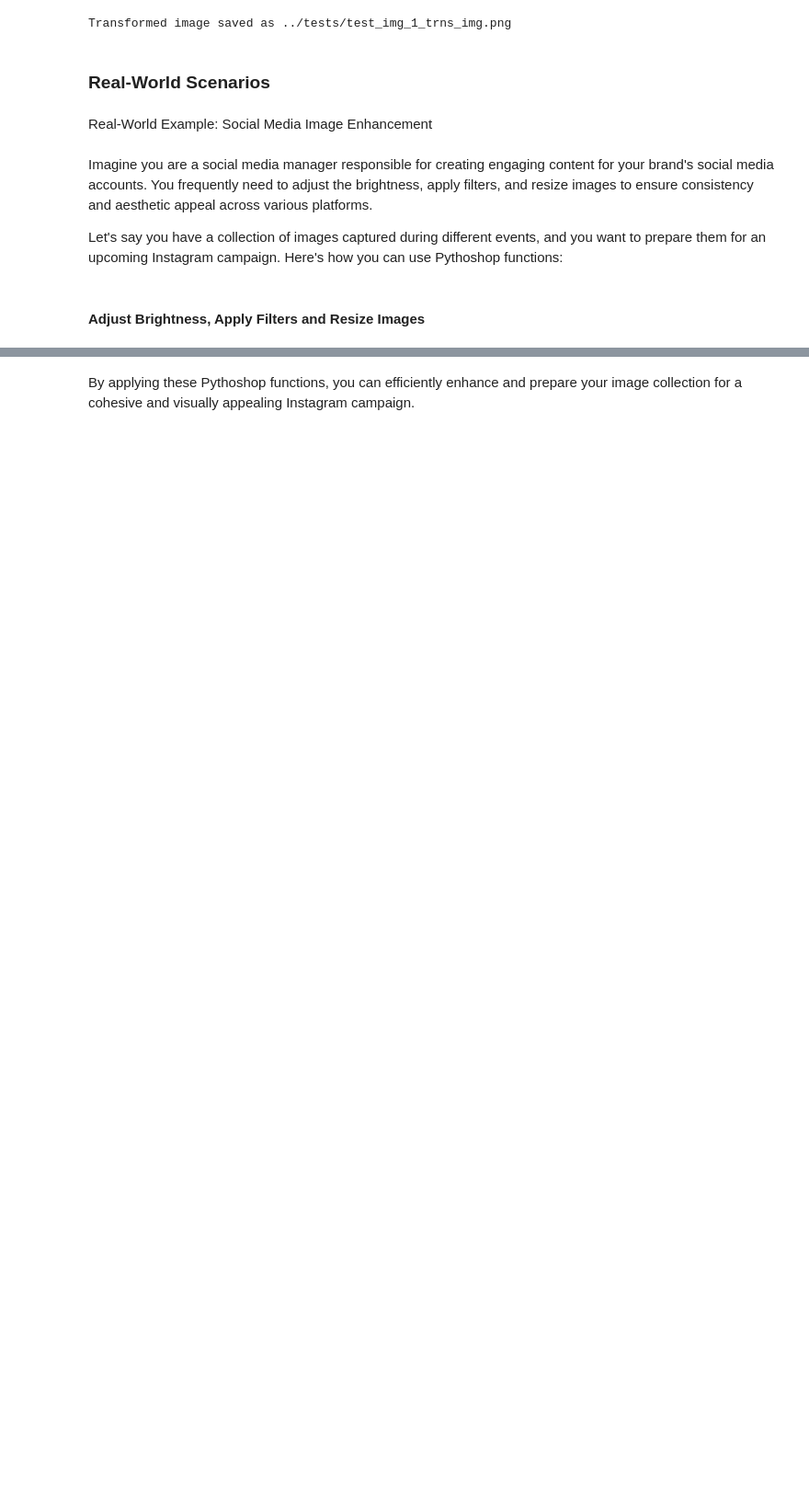
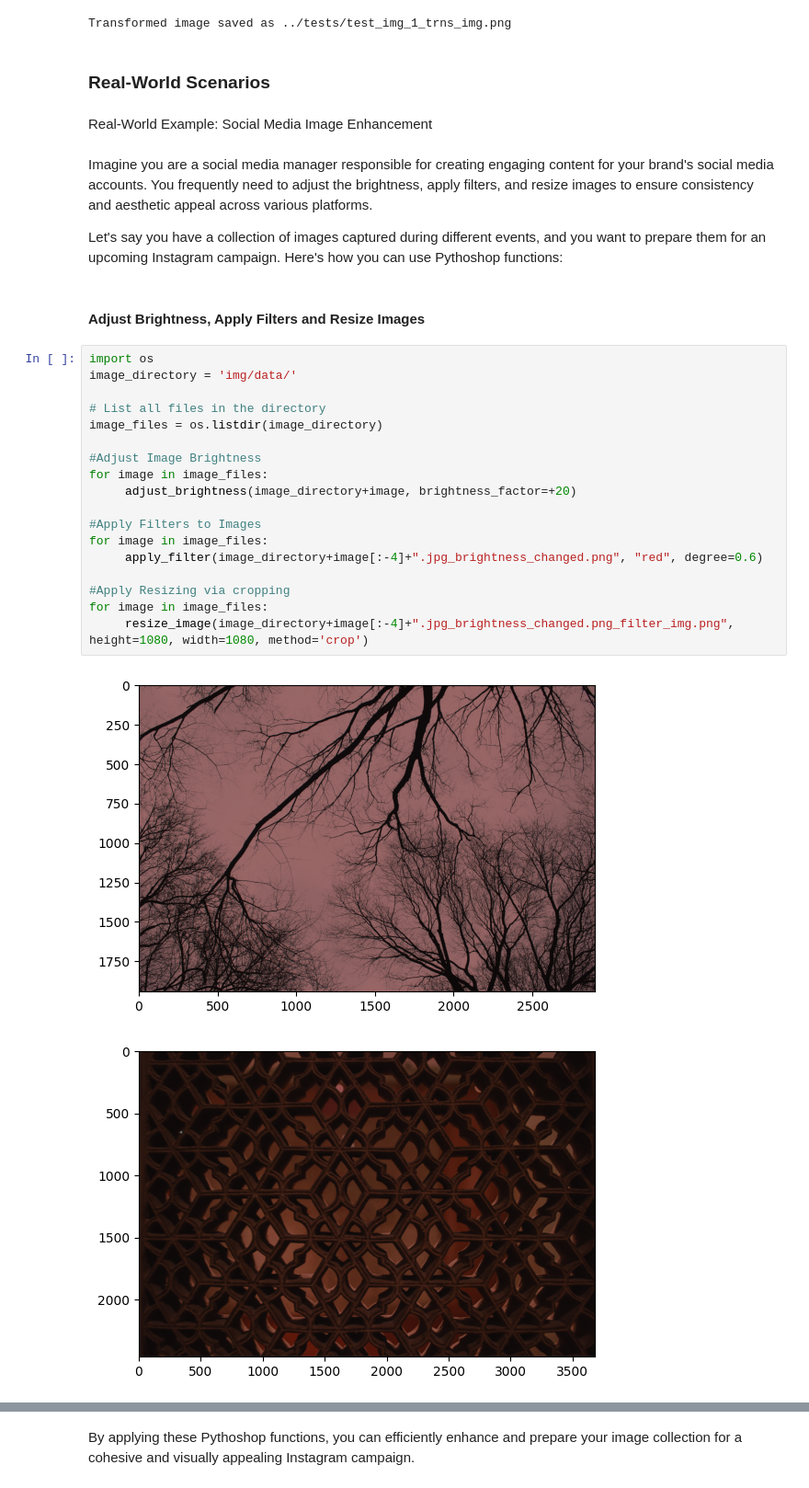
Before and after one commit to UBC-MDS/DSCI-524-group-6, a Jupyter notebook: docs/example.ipynb, the cells around one changed output, grey strips where cells are left out. Shown at 92% size. Cells and saved outputs as stored; diff of their text form; blank space fills up the shorter version.

Commit message:
image example functions changed

```diff
--- a/docs/example.ipynb
+++ b/docs/example.ipynb
@@ -168,3 +168,24 @@ Imagine you are a social media manager responsible for creating engaging content
 Let's say you have a collection of images captured during different events, and you want to prepare them for an upcoming Instagram campaign. Here's how you can use Pythoshop functions:
 # %% [markdown]
 #### Adjust Brightness, Apply Filters and Resize Images
+# %%
+import os
+image_directory = 'img/data/'
+
+# List all files in the directory
+image_files = os.listdir(image_directory)
+
+#Adjust Image Brightness
+for image in image_files:
+     adjust_brightness(image_directory+image, brightness_factor=+20)
+
+#Apply Filters to Images
+for image in image_files:
+     apply_filter(image_directory+image[:-4]+".jpg_brightness_changed.png", "red", degree=0.6)
+
+#Apply Resizing via cropping
+for image in image_files:
+     resize_image(image_directory+image[:-4]+".jpg_brightness_changed.png_filter_img.png", height=1080, width=1080, method='crop')
+# %% [output]
+[figure, added]
+[figure, added]
```
Also changed, not shown: parts of 2 cells of this notebook.
